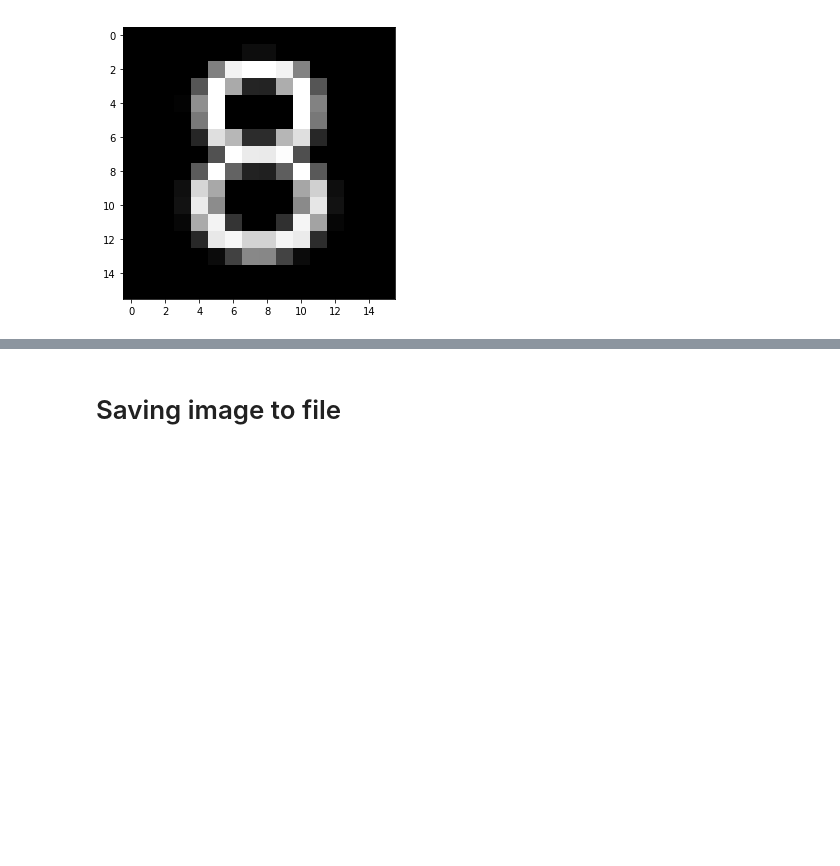
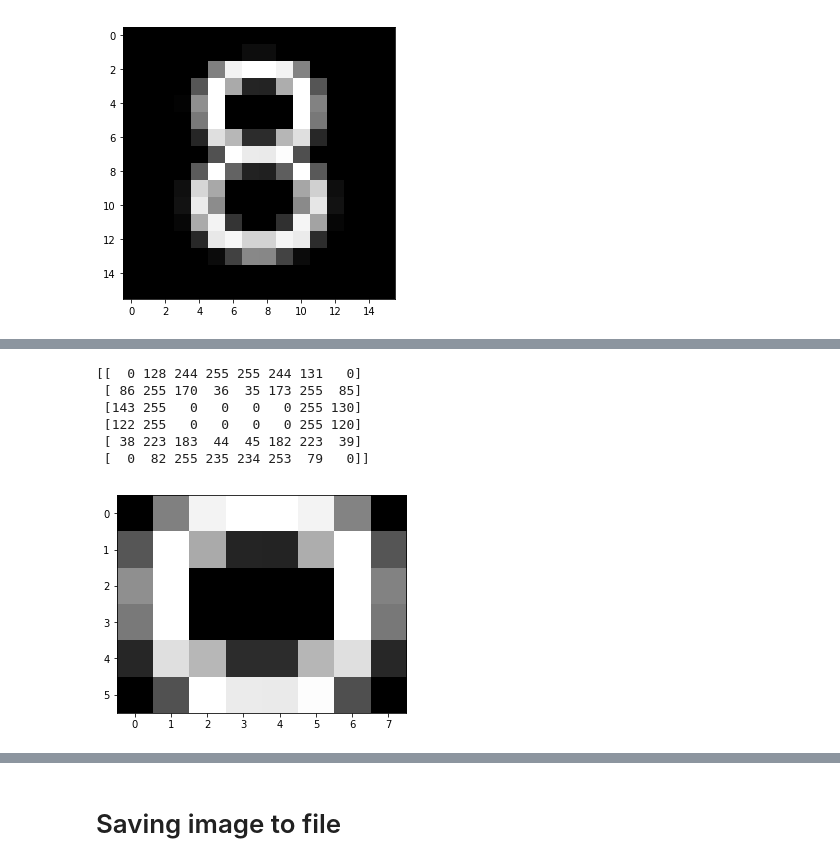
Before and after one commit to lavolpenoire/DIP, a Jupyter notebook: Lab1.ipynb, the cells around one changed output, grey strips where cells are left out. Drawn from its saved outputs; the diff is of its cells as text; code cells hidden in the pictures; blank space fills up the shorter version.

```diff
--- a/Lab1.ipynb
+++ b/Lab1.ipynb
@@ -37,2 +36,2 @@ retval = cv2.imread(filename [, flags])<br>
 # %%
-img = cv2.imread("./examples/1_8.png", cv2.IMREAD_GRAYSCALE)
+img_bw = cv2.imread("./examples/1_8.png", cv2.IMREAD_GRAYSCALE)
@@ -125,0 +227,13 @@ plt.imshow(img_crop); plt.show();
+# %%
+img_crop_bw = img_bw[2:8, 4:12]
+print(img_crop_bw)
+plt.imshow(img_crop_bw, cmap='gray')
+plt.show()
+# %% [output]
+[[  0 128 244 255 255 244 131   0]
+ [ 86 255 170  36  35 173 255  85]
+ [143 255   0   0   0   0 255 130]
+ [122 255   0   0   0   0 255 120]
+ [ 38 223 183  44  45 182 223  39]
+ [  0  82 255 235 234 253  79   0]]
+[figure, added]
```
Also changed, not shown: parts of 65 cells of this notebook.
